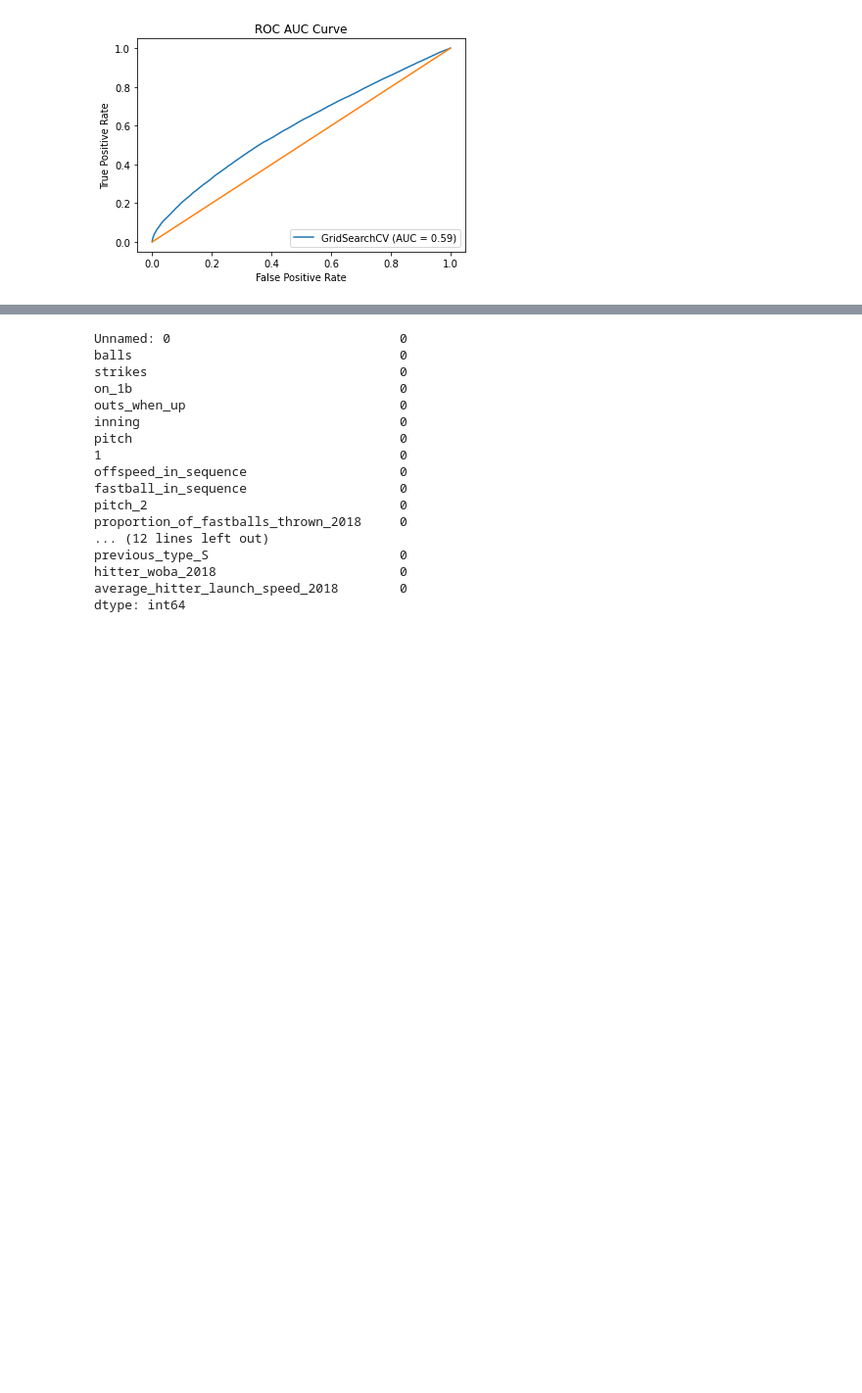
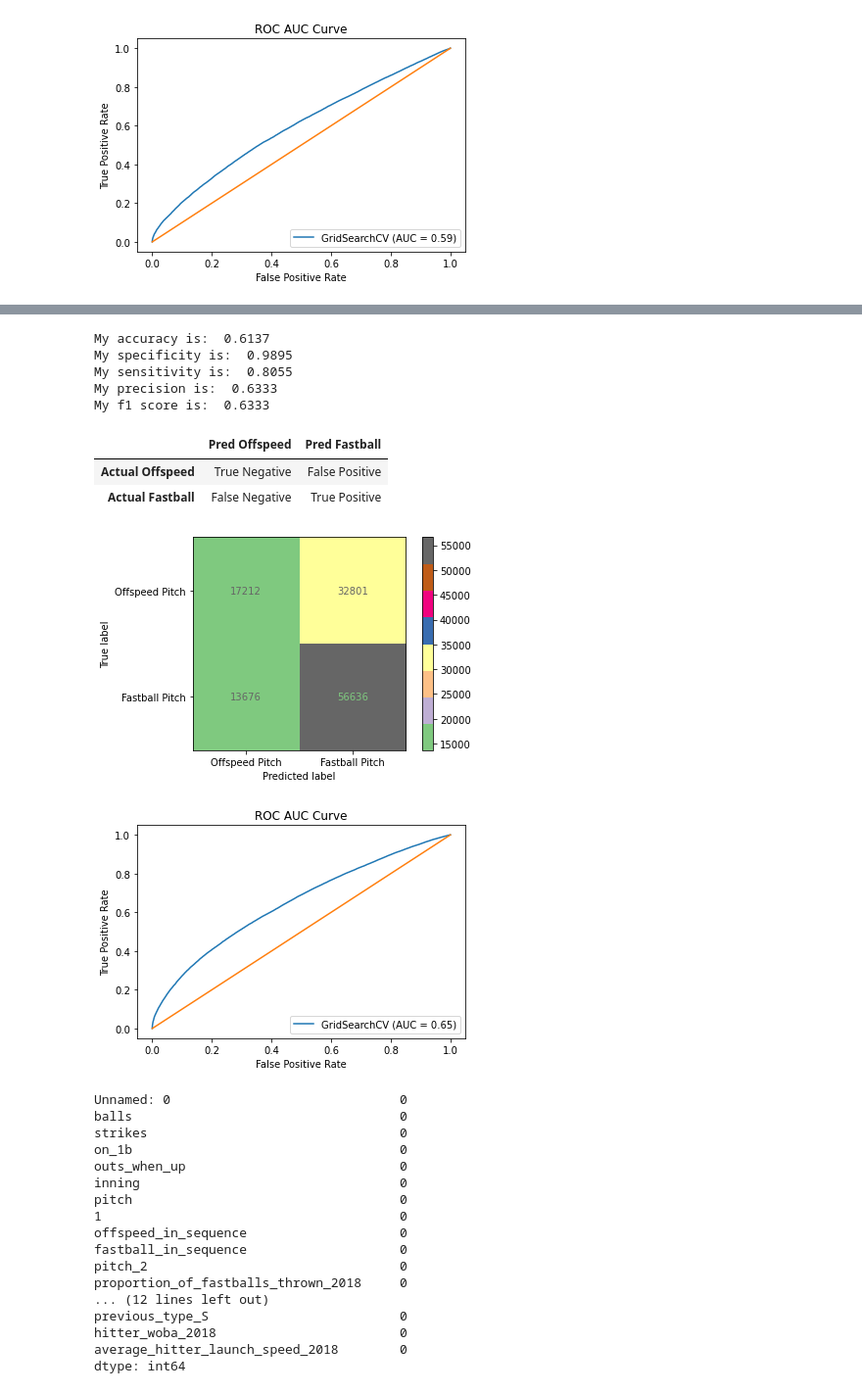
Before and after one commit to ethankuehl/project_6, a Jupyter notebook: code/03-Logistic_Regression.ipynb, the cells around one changed output, grey strips where cells are left out. Shown at 98% size. Saved outputs shown, nothing was run; the diff lists cells and outputs as text; code cells hidden in the pictures; blank space fills up the shorter version.

```diff
--- a/code/03-Logistic_Regression.ipynb
+++ b/code/03-Logistic_Regression.ipynb
@@ -336,0 +389,5 @@ My f1 score is:  0.5974
+# %%
+gs_accuracy_2 = GridSearchCV(pipe, param_grid=params, n_jobs=-1, verbose=1,
+                             cv=5, scoring='accuracy')
+# %%
+gs_accuracy_2.fit(X_train_dum, y_train_dum)
@@ -337,3 +410,16 @@ My f1 score is:  0.5974
+# %%
+binary_classification_metrics(gs_accuracy_2, X_test_dum, y_test_dum);
+# %% [output]
+My accuracy is:  0.6137
+My specificity is:  0.9895
+My sensitivity is:  0.8055
+My precision is:  0.6333
+My f1 score is:  0.6333
+|  | Pred Offspeed | Pred Fastball |
+| Actual Offspeed | True Negative | False Positive |
+| Actual Fastball | False Negative | True Positive |
+[figure, added]
+[figure, added]
 # %%
 # Multi-class logistic regression
 # %%
```
Also changed, not shown: parts of 13 cells of this notebook, 2 other files.
